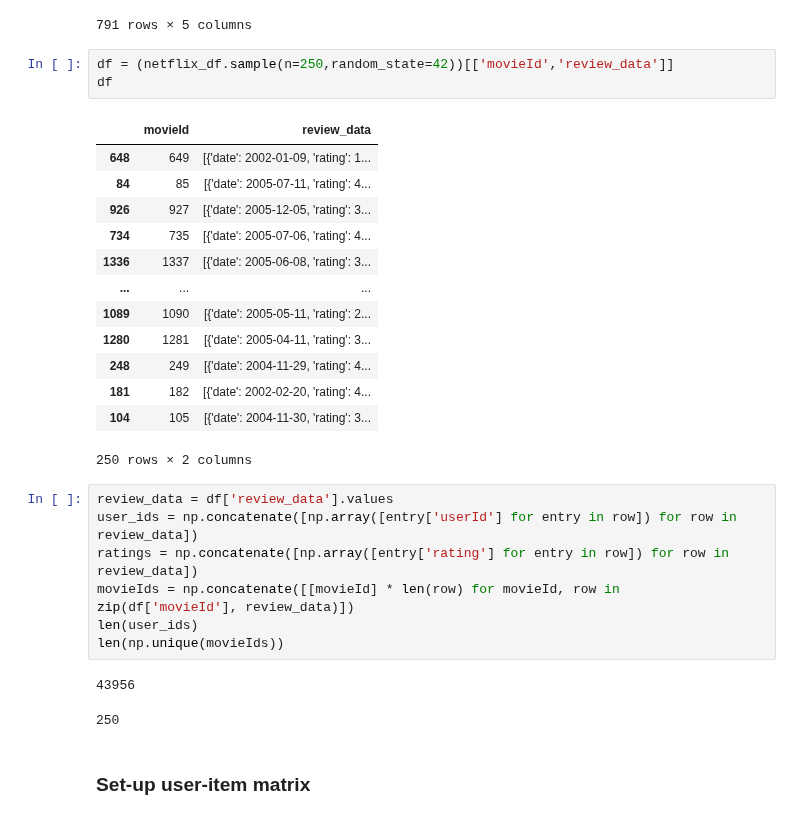
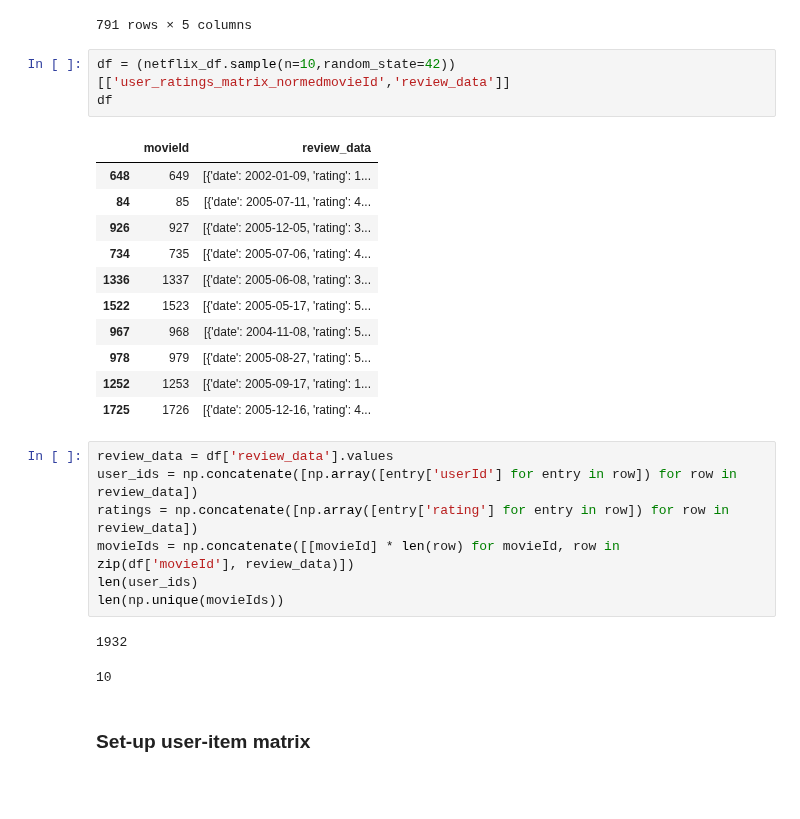
Before and after one commit to StijnHarder/SDfM---Jaume-and-Stijn, a Jupyter notebook: UserKNN modelling - Stijn.ipynb, the cells around one changed output. Drawn from its saved outputs; the diff is of its cells as text; blank space fills up the shorter version.

```diff
--- a/UserKNN modelling - Stijn.ipynb
+++ b/UserKNN modelling - Stijn.ipynb
@@ -27,22 +27,20 @@ netflix_df
 | 1960 | 1961 | 1939 | Port of Shadows | [{'date': 2005-08-12, 'rating': 3... | None |
 791 rows × 5 columns
 # %%
-df = (netflix_df.sample(n=250,random_state=42))[['movieId','review_data']]
+df = (netflix_df.sample(n=10,random_state=42))[['user_ratings_matrix_normedmovieId','review_data']]
 df
 # %% [output]
 |  | movieId | review_data |
 | 648 | 649 | [{'date': 2002-01-09, 'rating': 1... |
 | 84 | 85 | [{'date': 2005-07-11, 'rating': 4... |
 | 926 | 927 | [{'date': 2005-12-05, 'rating': 3... |
 | 734 | 735 | [{'date': 2005-07-06, 'rating': 4... |
 | 1336 | 1337 | [{'date': 2005-06-08, 'rating': 3... |
-| ... | ... | ... |
-| 1089 | 1090 | [{'date': 2005-05-11, 'rating': 2... |
-| 1280 | 1281 | [{'date': 2005-04-11, 'rating': 3... |
-| 248 | 249 | [{'date': 2004-11-29, 'rating': 4... |
-| 181 | 182 | [{'date': 2002-02-20, 'rating': 4... |
-| 104 | 105 | [{'date': 2004-11-30, 'rating': 3... |
+| 1522 | 1523 | [{'date': 2005-05-17, 'rating': 5... |
+| 967 | 968 | [{'date': 2004-11-08, 'rating': 5... |
+| 978 | 979 | [{'date': 2005-08-27, 'rating': 5... |
+| 1252 | 1253 | [{'date': 2005-09-17, 'rating': 1... |
+| 1725 | 1726 | [{'date': 2005-12-16, 'rating': 4... |
-250 rows × 2 columns
 # %%
 review_data = df['review_data'].values
 user_ids = np.concatenate([np.array([entry['userId'] for entry in row]) for row in review_data])
@@ -51,8 +49,8 @@ movieIds = np.concatenate([[movieId] * len(row) for movieId, row in zip(df['movi
 len(user_ids)
 len(np.unique(movieIds))
 # %% [output]
-43956
+1932
-250
+10
 # %% [markdown]
 ### Set-up user-item matrix
 # %%
```
Also changed, not shown: parts of 10 cells of this notebook, 2 other files.
